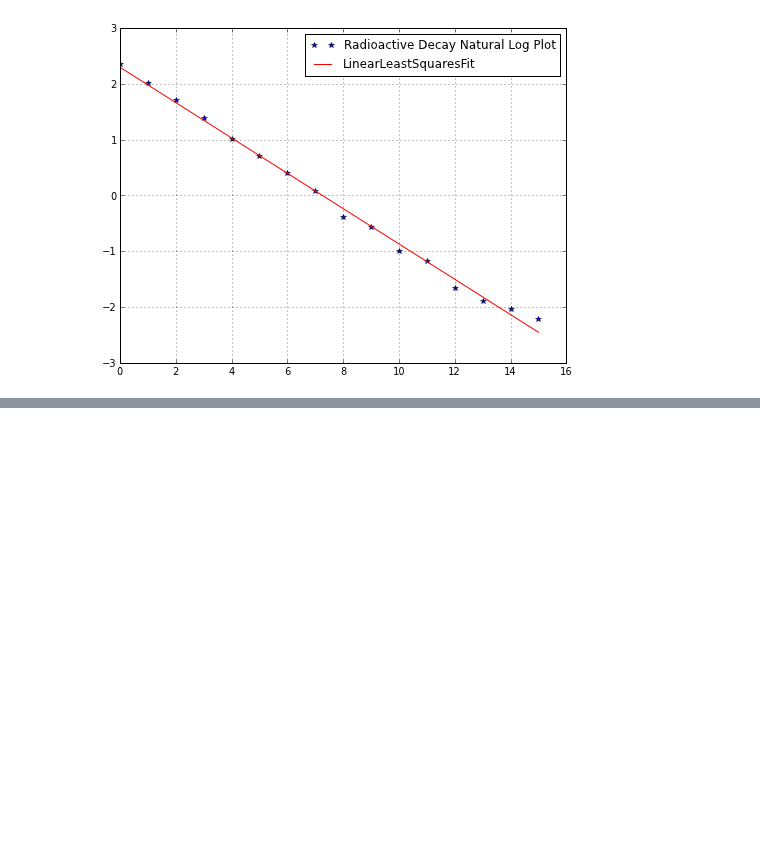
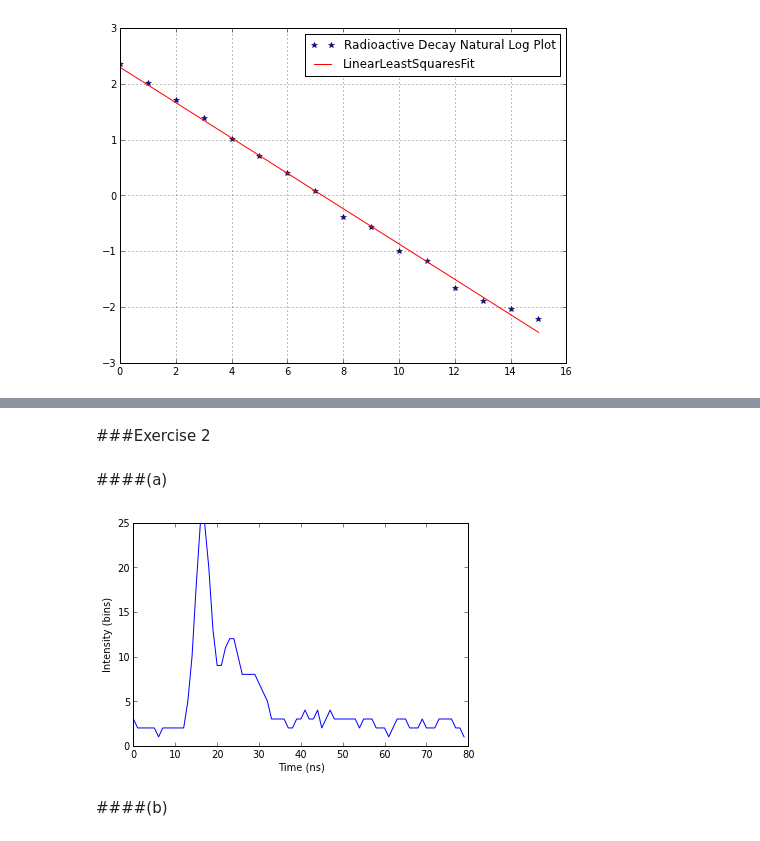
Before and after one commit to wsnyderPHYS202/PHYS202-S13, a Jupyter notebook: Week10/TuesdayWork.ipynb, the cells around one changed output, grey strips where cells are left out. Drawn from its saved outputs; the diff is of its cells as text; code cells hidden in the pictures; blank space fills up the shorter version.

```diff
--- a/Week10/TuesdayWork.ipynb
+++ b/Week10/TuesdayWork.ipynb
@@ -76,0 +132,16 @@ show()
+# %% [markdown]
+###Exercise 2
+# %% [markdown]
+####(a)
+# %%
+waveform_2 = load('waveform_2.npy')
+t2 = np.arange(len(waveform_2))
+
+plot(t2, waveform_2)
+xlabel("Time (ns)")
+ylabel("Intensity (bins)")
+show()
+# %% [output]
+[figure, added]
+# %% [markdown]
+####(b)
```
Also changed, not shown: parts of 12 cells of this notebook, 2 other files.
